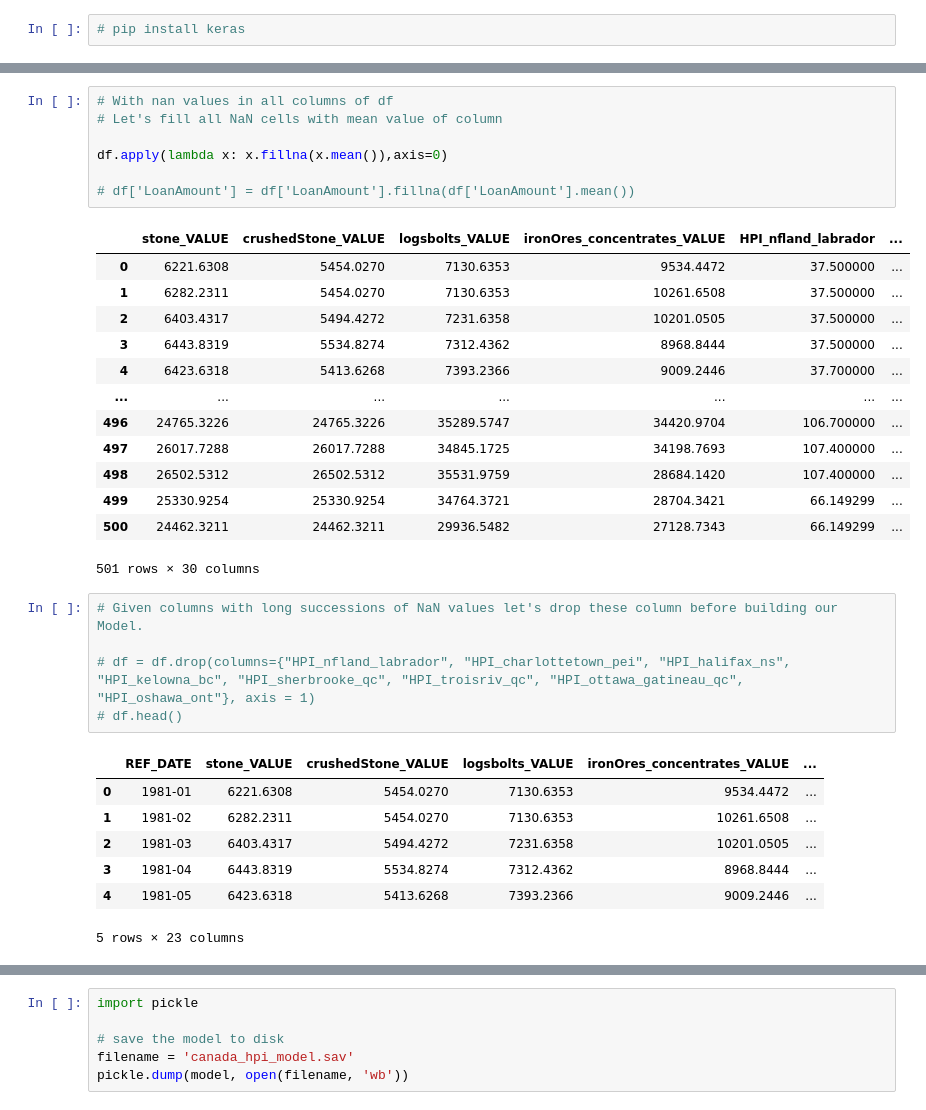
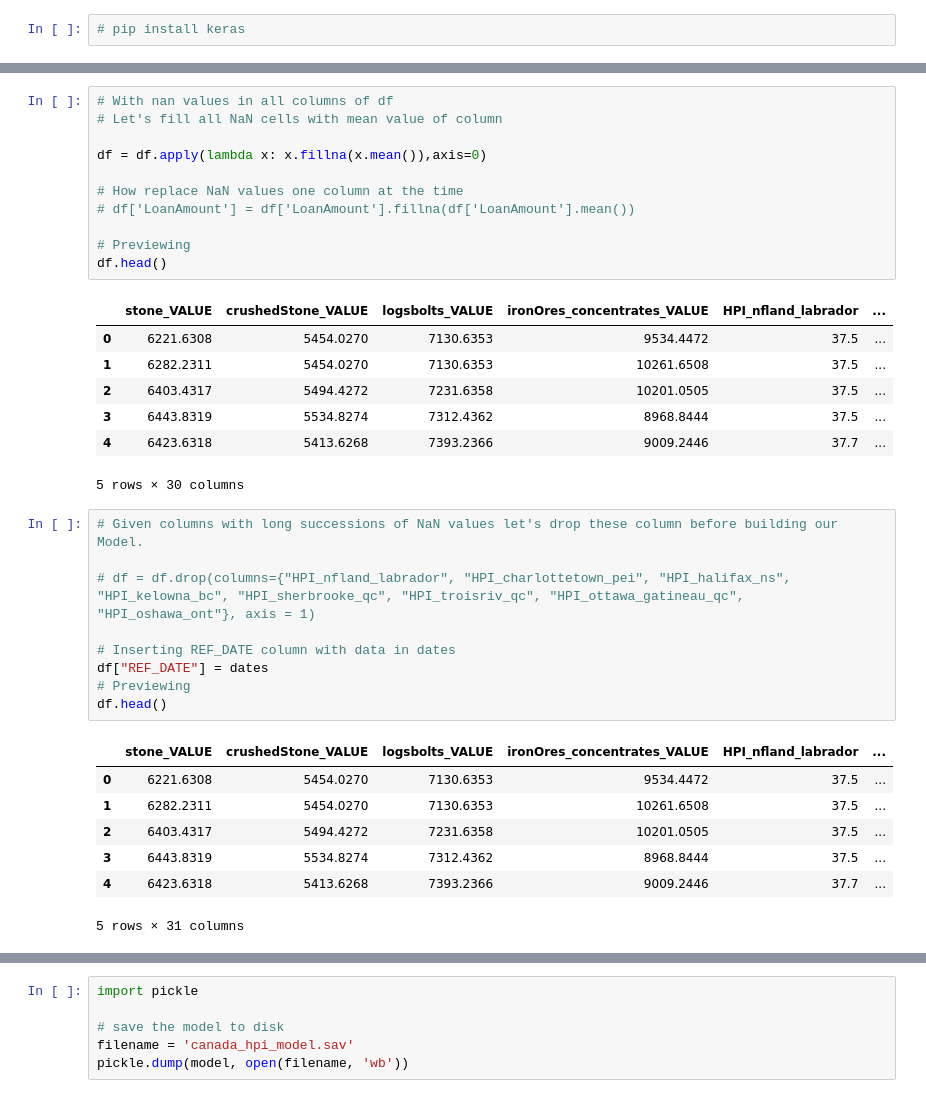
Before and after one commit to HoussamZak/Affinity_Propagation_and_Correlation_Analysis_Canada_Real_Estate, a Jupyter notebook: 6_Price_Prediction_ML.ipynb, the cells around one changed output, grey strips where cells are left out. Cells and saved outputs as stored; diff of their text form.

```diff
--- a/6_Price_Prediction_ML.ipynb
+++ b/6_Price_Prediction_ML.ipynb
@@ -77,34 +84,36 @@ dtype: bool
 # %%
 # With nan values in all columns of df
 # Let's fill all NaN cells with mean value of column
 
-df.apply(lambda x: x.fillna(x.mean()),axis=0)
+df = df.apply(lambda x: x.fillna(x.mean()),axis=0)
 
+# How replace NaN values one column at the time
 # df['LoanAmount'] = df['LoanAmount'].fillna(df['LoanAmount'].mean())
+
+# Previewing
+df.head()
 # %% [output]
 |  | stone_VALUE | crushedStone_VALUE | logsbolts_VALUE | ironOres_concentrates_VALUE | HPI_nfland_labrador | ... |
-| 0 | 6221.6308 | 5454.0270 | 7130.6353 | 9534.4472 | 37.500000 | ... |
-| 1 | 6282.2311 | 5454.0270 | 7130.6353 | 10261.6508 | 37.500000 | ... |
-| 2 | 6403.4317 | 5494.4272 | 7231.6358 | 10201.0505 | 37.500000 | ... |
-| 3 | 6443.8319 | 5534.8274 | 7312.4362 | 8968.8444 | 37.500000 | ... |
-| 4 | 6423.6318 | 5413.6268 | 7393.2366 | 9009.2446 | 37.700000 | ... |
-| ... | ... | ... | ... | ... | ... | ... |
-| 496 | 24765.3226 | 24765.3226 | 35289.5747 | 34420.9704 | 106.700000 | ... |
-| 497 | 26017.7288 | 26017.7288 | 34845.1725 | 34198.7693 | 107.400000 | ... |
-| 498 | 26502.5312 | 26502.5312 | 35531.9759 | 28684.1420 | 107.400000 | ... |
-| 499 | 25330.9254 | 25330.9254 | 34764.3721 | 28704.3421 | 66.149299 | ... |
-| 500 | 24462.3211 | 24462.3211 | 29936.5482 | 27128.7343 | 66.149299 | ... |
+| 0 | 6221.6308 | 5454.0270 | 7130.6353 | 9534.4472 | 37.5 | ... |
+| 1 | 6282.2311 | 5454.0270 | 7130.6353 | 10261.6508 | 37.5 | ... |
+| 2 | 6403.4317 | 5494.4272 | 7231.6358 | 10201.0505 | 37.5 | ... |
+| 3 | 6443.8319 | 5534.8274 | 7312.4362 | 8968.8444 | 37.5 | ... |
+| 4 | 6423.6318 | 5413.6268 | 7393.2366 | 9009.2446 | 37.7 | ... |
-501 rows × 30 columns
+5 rows × 30 columns
 # %%
 # Given columns with long successions of NaN values let's drop these column before building our Model.
 
 # df = df.drop(columns={"HPI_nfland_labrador", "HPI_charlottetown_pei", "HPI_halifax_ns", "HPI_kelowna_bc", "HPI_sherbrooke_qc", "HPI_troisriv_qc", "HPI_ottawa_gatineau_qc", "HPI_oshawa_ont"}, axis = 1)
-# df.head()
+
+# Inserting REF_DATE column with data in dates
+df["REF_DATE"] = dates
+# Previewing
+df.head()
 # %% [output]
-|  | REF_DATE | stone_VALUE | crushedStone_VALUE | logsbolts_VALUE | ironOres_concentrates_VALUE | ... |
-| 0 | 1981-01 | 6221.6308 | 5454.0270 | 7130.6353 | 9534.4472 | ... |
-| 1 | 1981-02 | 6282.2311 | 5454.0270 | 7130.6353 | 10261.6508 | ... |
-| 2 | 1981-03 | 6403.4317 | 5494.4272 | 7231.6358 | 10201.0505 | ... |
-| 3 | 1981-04 | 6443.8319 | 5534.8274 | 7312.4362 | 8968.8444 | ... |
-| 4 | 1981-05 | 6423.6318 | 5413.6268 | 7393.2366 | 9009.2446 | ... |
+|  | stone_VALUE | crushedStone_VALUE | logsbolts_VALUE | ironOres_concentrates_VALUE | HPI_nfland_labrador | ... |
+| 0 | 6221.6308 | 5454.0270 | 7130.6353 | 9534.4472 | 37.5 | ... |
+| 1 | 6282.2311 | 5454.0270 | 7130.6353 | 10261.6508 | 37.5 | ... |
+| 2 | 6403.4317 | 5494.4272 | 7231.6358 | 10201.0505 | 37.5 | ... |
+| 3 | 6443.8319 | 5534.8274 | 7312.4362 | 8968.8444 | 37.5 | ... |
+| 4 | 6423.6318 | 5413.6268 | 7393.2366 | 9009.2446 | 37.7 | ... |
-5 rows × 23 columns
+5 rows × 31 columns
```
Also changed, not shown: parts of 13 cells of this notebook.
